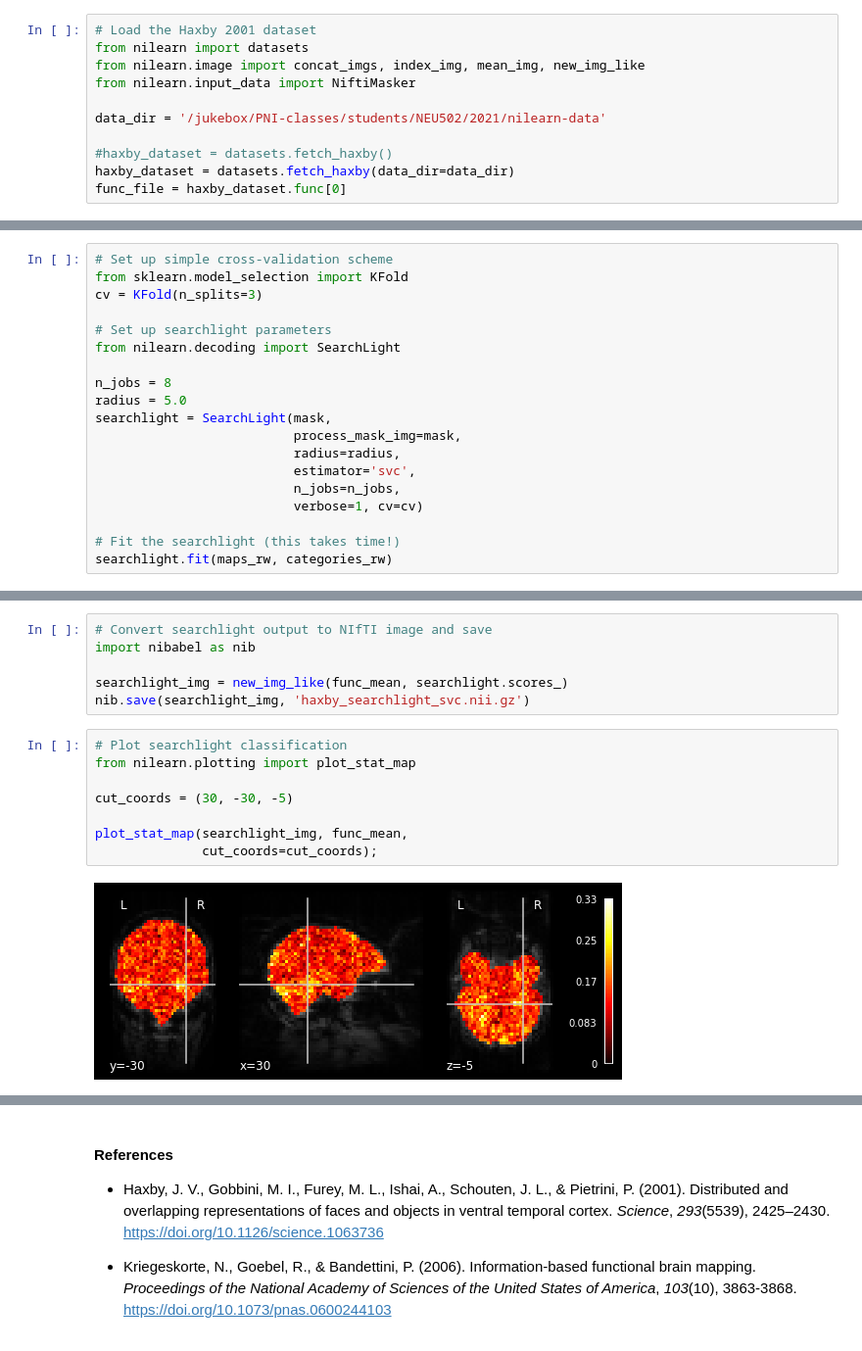
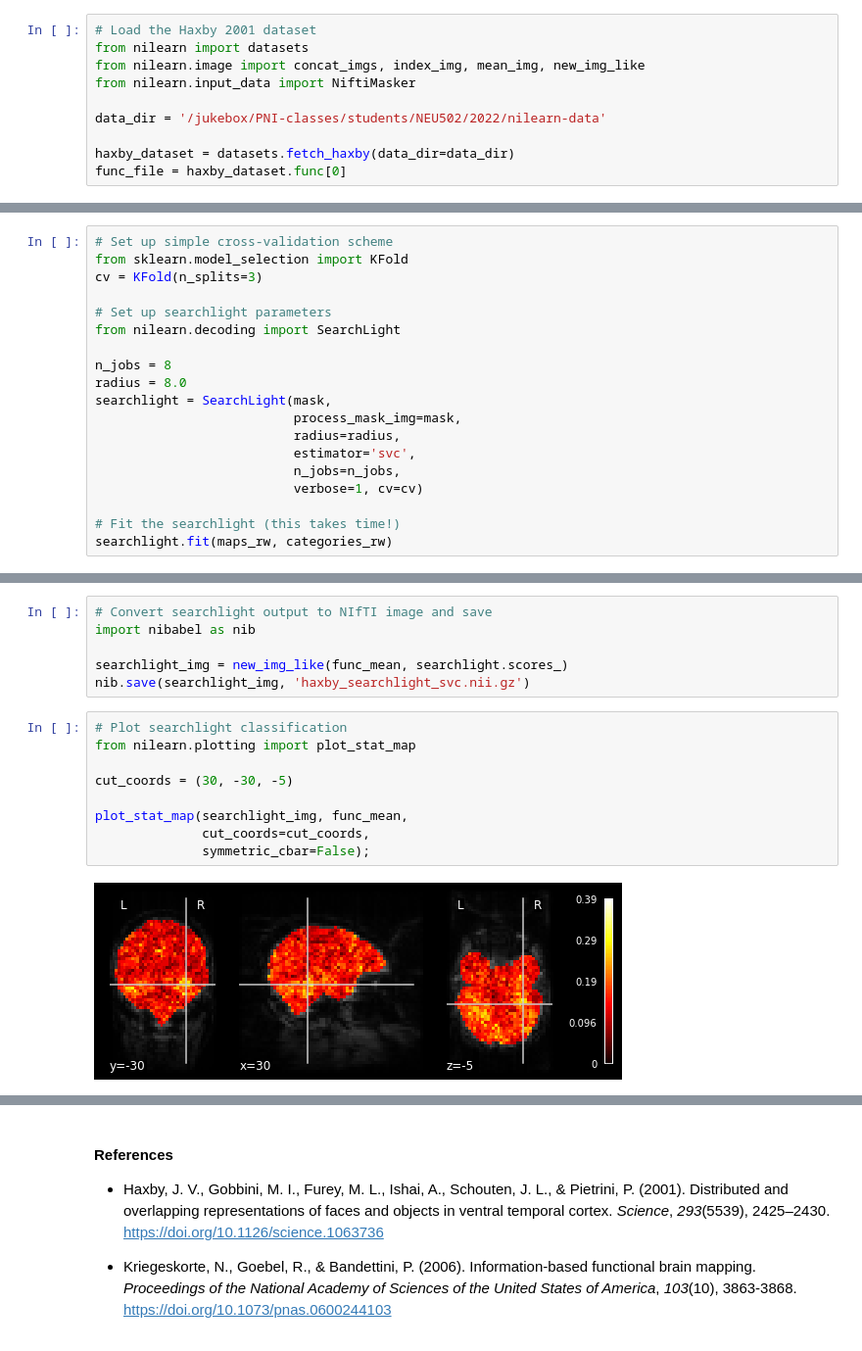
Before and after one commit to yunchang-z/neu502b-lab, a Jupyter notebook: fmri-10/fmri-10-searchlight.ipynb, the cells around one changed output, grey strips where cells are left out. Shown: that part at 98% size. Drawn from its saved outputs; the diff is of its cells as text.

```diff
--- a/fmri-10/fmri-10-searchlight.ipynb
+++ b/fmri-10/fmri-10-searchlight.ipynb
@@ -15,9 +15,8 @@ from nilearn import datasets
 from nilearn.image import concat_imgs, index_img, mean_img, new_img_like
 from nilearn.input_data import NiftiMasker
 
-data_dir = '/jukebox/PNI-classes/students/NEU502/2021/nilearn-data'
+data_dir = '/jukebox/PNI-classes/students/NEU502/2022/nilearn-data'
 
-#haxby_dataset = datasets.fetch_haxby()
 haxby_dataset = datasets.fetch_haxby(data_dir=data_dir)
 func_file = haxby_dataset.func[0]
 # %% [markdown]
@@ -138,7 +137,7 @@ cv = KFold(n_splits=3)
 from nilearn.decoding import SearchLight
 
 n_jobs = 8
-radius = 5.0
+radius = 8.0
 searchlight = SearchLight(mask,
                           process_mask_img=mask,
                           radius=radius,
@@ -166,13 +165,14 @@ nib.save(searchlight_img, 'haxby_searchlight_svc.nii.gz')
 # %%
 # Plot searchlight classification
 from nilearn.plotting import plot_stat_map
 
 cut_coords = (30, -30, -5)
 
 plot_stat_map(searchlight_img, func_mean,
-              cut_coords=cut_coords);
+              cut_coords=cut_coords,
+              symmetric_cbar=False);
 # %% [output]
-[figure, old version]
+[figure, new version]
 # %%
 # Get coordinate of best-performing searchlight
 max_sl = np.unravel_index(np.argmax(searchlight_img.get_fdata()),
```
Also changed, not shown: parts of 4 cells of this notebook.
